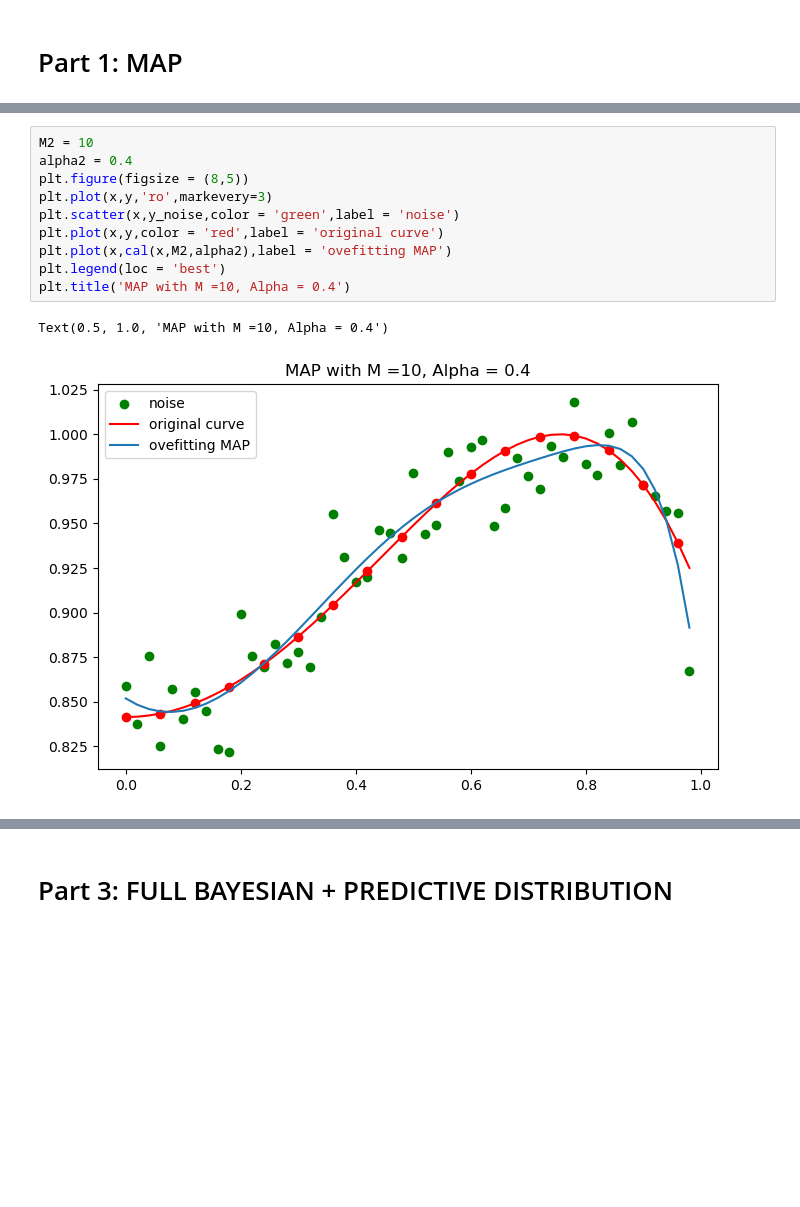
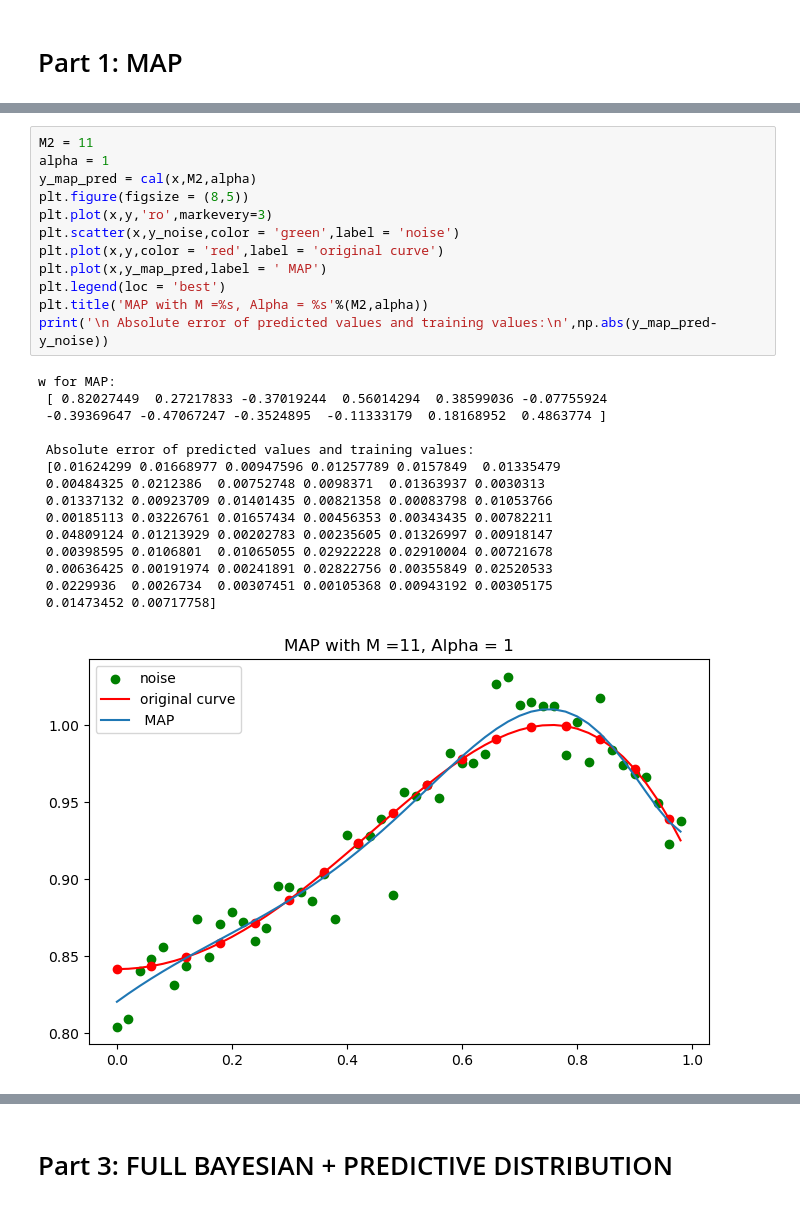
Before and after one commit to Ivy421/EE5907, a Jupyter notebook: CA1.ipynb, the cells around one changed output, grey strips where cells are left out. Cells and saved outputs as stored; diff of their text form; blank space fills up the shorter version.

```diff
--- a/CA1.ipynb
+++ b/CA1.ipynb
@@ -54,14 +71,29 @@ Text(0.5, 1.0, 'overfitting MAP with M=10, Alpha = 0')
 # %%
-M2 = 10
-alpha2 = 0.4
+M2 = 11
+alpha = 1
+y_map_pred = cal(x,M2,alpha)
 plt.figure(figsize = (8,5))
 plt.plot(x,y,'ro',markevery=3)
 plt.scatter(x,y_noise,color = 'green',label = 'noise')
 plt.plot(x,y,color = 'red',label = 'original curve')
-plt.plot(x,cal(x,M2,alpha2),label = 'ovefitting MAP')
+plt.plot(x,y_map_pred,label = ' MAP')
 plt.legend(loc = 'best')
-plt.title('MAP with M =10, Alpha = 0.4')
+plt.title('MAP with M =%s, Alpha = %s'%(M2,alpha))
+print('\n Absolute error of predicted values and training values:\n',np.abs(y_map_pred-y_noise))
 # %% [output]
-Text(0.5, 1.0, 'MAP with M =10, Alpha = 0.4')
+w for MAP:
+ [ 0.82027449  0.27217833 -0.37019244  0.56014294  0.38599036 -0.07755924
+ -0.39369647 -0.47067247 -0.3524895  -0.11333179  0.18168952  0.4863774 ]
+
+ Absolute error of predicted values and training values:
+ [0.01624299 0.01668977 0.00947596 0.01257789 0.0157849  0.01335479
+ 0.00484325 0.0212386  0.00752748 0.0098371  0.01363937 0.0030313
+ 0.01337132 0.00923709 0.01401435 0.00821358 0.00083798 0.01053766
+ 0.00185113 0.03226761 0.01657434 0.00456353 0.00343435 0.00782211
+ 0.04809124 0.01213929 0.00202783 0.00235605 0.01326997 0.00918147
+ 0.00398595 0.0106801  0.01065055 0.02922228 0.02910004 0.00721678
+ 0.00636425 0.00191974 0.00241891 0.02822756 0.00355849 0.02520533
+ 0.0229936  0.0026734  0.00307451 0.00105368 0.00943192 0.00305175
+ 0.01473452 0.00717758]
-[figure, old version]
+[figure, new version]
 # %% [markdown]
```
Also changed, not shown: parts of 39 cells of this notebook.
